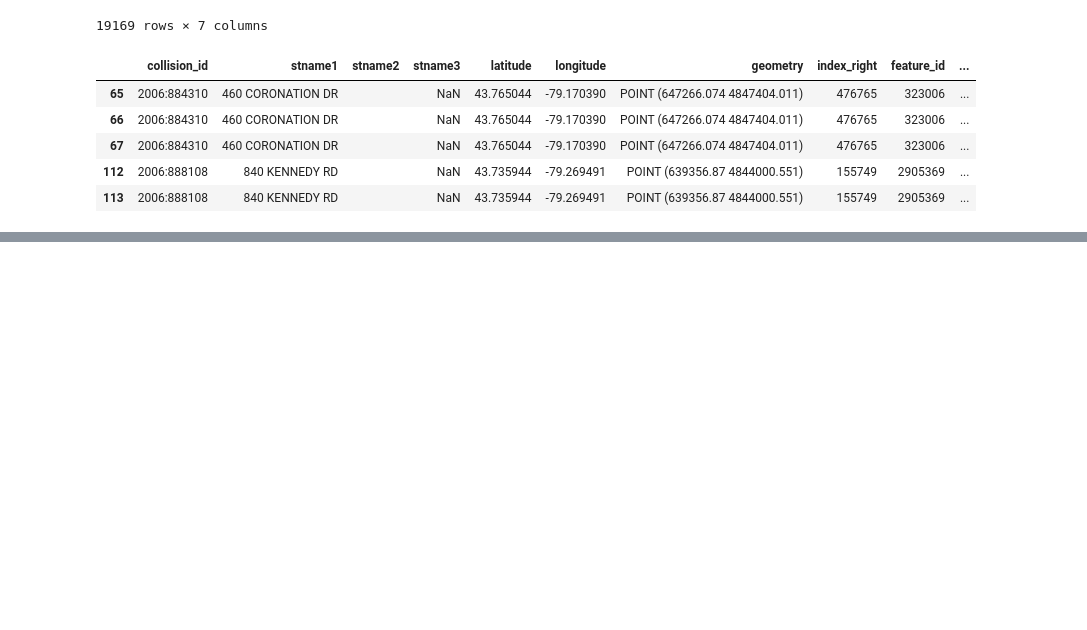
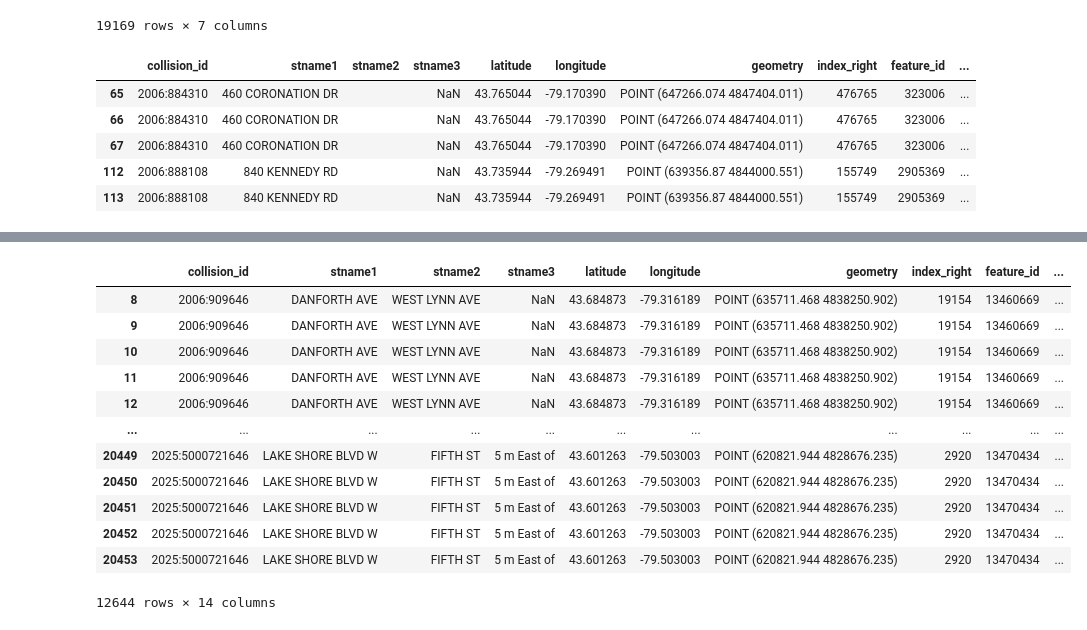
Before and after one commit to imadsyed333/crashpoint-notebook, a Jupyter notebook: notebooks/pipeline.ipynb, the cells around one changed output, grey strips where cells are left out. Saved outputs shown, nothing was run; the diff lists cells and outputs as text; code cells hidden in the pictures; blank space fills up the shorter version.

```diff
--- a/notebooks/pipeline.ipynb
+++ b/notebooks/pipeline.ipynb
@@ -33,7 +33,7 @@ def to_point(geom):
     elif geom.geom_type == "MultiPoint":
         return list(geom.geoms)[0]  # take first point
     else:
-        return None  # or raise error
+        raise ValueError(f"Unsupported geometry type: {geom.geom_type}")
 # %%
 # Loading the collision data
 collision_data = pd.read_csv("../data/raw/collisions.csv")
@@ -67,6 +67,9 @@ intersection_data['type'] = 'intersection'
 # Extract only necessary columns
 intersection_data = intersection_data[['feature_id', 'description', 'type', 'geometry']]
 
+# Filter out rows where description is null or empty
+intersection_data = intersection_data[intersection_data['description'].notna() & (intersection_data['description'].str.strip() != '')]
+
 # Convert the geometry from WKT to shapely geometry
 intersection_data["geometry"] = intersection_data["geometry"].apply(lambda x: shape(json.loads(x)))
 intersection_data = gpd.GeoDataFrame(intersection_data, geometry='geometry', crs="EPSG:4326")
@@ -168,6 +174,8 @@ address_collisions = address_collisions.to_crs(epsg=32617)
 
 # Intersections
 intersection_merged = gpd.sjoin_nearest(intersection_collisions, intersection_data, distance_col="distance")
+
+intersection_merged['stname2'] = intersection_merged['stname2'].fillna("")
 
 intersection_merged['location_desc'] = (intersection_merged['stname1'] + " " + intersection_merged['stname2']).str.lower()
 
@@ -194,13 +202,11 @@ address_merged.head()
 # %%
 # Compute string similarity scores
 
-from rapidfuzz import process, fuzz
+from rapidfuzz import fuzz
 
 # Intersections
-intersection_scores = process.cdist(intersection_merged['location_desc'], intersection_merged['description'], scorer=fuzz.token_sort_ratio)
-intersection_merged['match_score'] = intersection_scores.diagonal()
+intersection_merged['match_score'] = [fuzz.token_sort_ratio(loc, desc) for loc, desc in zip(intersection_merged['location_desc'], intersection_merged['description'])]
 
 # Addresses
-address_scores = process.cdist(address_merged['location_desc'], address_merged['description'], scorer=fuzz.token_sort_ratio)
-address_merged['match_score'] = address_scores.diagonal()
+address_merged['match_score'] = [fuzz.token_sort_ratio(loc, desc) for loc, desc in zip(address_merged['location_desc'], address_merged['description'])]
 # %%
@@ -232,0 +278,16 @@ Name: distance, dtype: float64
+# %%
+intersection_merged[(intersection_merged['match_score'] > 70) & (intersection_merged['distance'] < 20)]
+# %% [output]
+|  | collision_id | stname1 | stname2 | stname3 | latitude | longitude | geometry | index_right | feature_id | ... |
+| 8 | 2006:909646 | DANFORTH AVE | WEST LYNN AVE | NaN | 43.684873 | -79.316189 | POINT (635711.468 4838250.902) | 19154 | 13460669 | ... |
+| 9 | 2006:909646 | DANFORTH AVE | WEST LYNN AVE | NaN | 43.684873 | -79.316189 | POINT (635711.468 4838250.902) | 19154 | 13460669 | ... |
+| 10 | 2006:909646 | DANFORTH AVE | WEST LYNN AVE | NaN | 43.684873 | -79.316189 | POINT (635711.468 4838250.902) | 19154 | 13460669 | ... |
+| 11 | 2006:909646 | DANFORTH AVE | WEST LYNN AVE | NaN | 43.684873 | -79.316189 | POINT (635711.468 4838250.902) | 19154 | 13460669 | ... |
+| 12 | 2006:909646 | DANFORTH AVE | WEST LYNN AVE | NaN | 43.684873 | -79.316189 | POINT (635711.468 4838250.902) | 19154 | 13460669 | ... |
+| ... | ... | ... | ... | ... | ... | ... | ... | ... | ... | ... |
+| 20449 | 2025:5000721646 | LAKE SHORE BLVD W | FIFTH ST | 5 m East of | 43.601263 | -79.503003 | POINT (620821.944 4828676.235) | 2920 | 13470434 | ... |
+| 20450 | 2025:5000721646 | LAKE SHORE BLVD W | FIFTH ST | 5 m East of | 43.601263 | -79.503003 | POINT (620821.944 4828676.235) | 2920 | 13470434 | ... |
+| 20451 | 2025:5000721646 | LAKE SHORE BLVD W | FIFTH ST | 5 m East of | 43.601263 | -79.503003 | POINT (620821.944 4828676.235) | 2920 | 13470434 | ... |
+| 20452 | 2025:5000721646 | LAKE SHORE BLVD W | FIFTH ST | 5 m East of | 43.601263 | -79.503003 | POINT (620821.944 4828676.235) | 2920 | 13470434 | ... |
+| 20453 | 2025:5000721646 | LAKE SHORE BLVD W | FIFTH ST | 5 m East of | 43.601263 | -79.503003 | POINT (620821.944 4828676.235) | 2920 | 13470434 | ... |
+12644 rows × 14 columns
```
Also changed, not shown: parts of 5 cells of this notebook.
